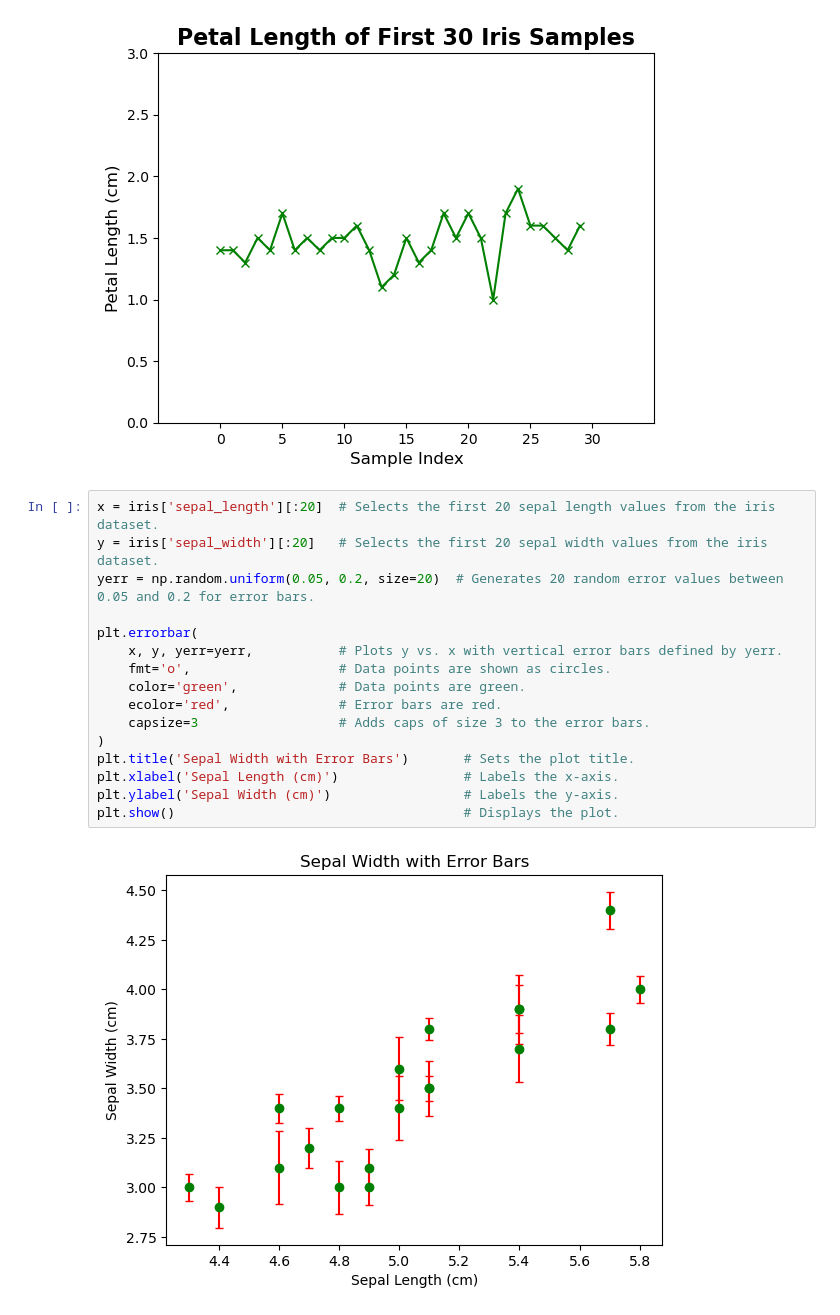
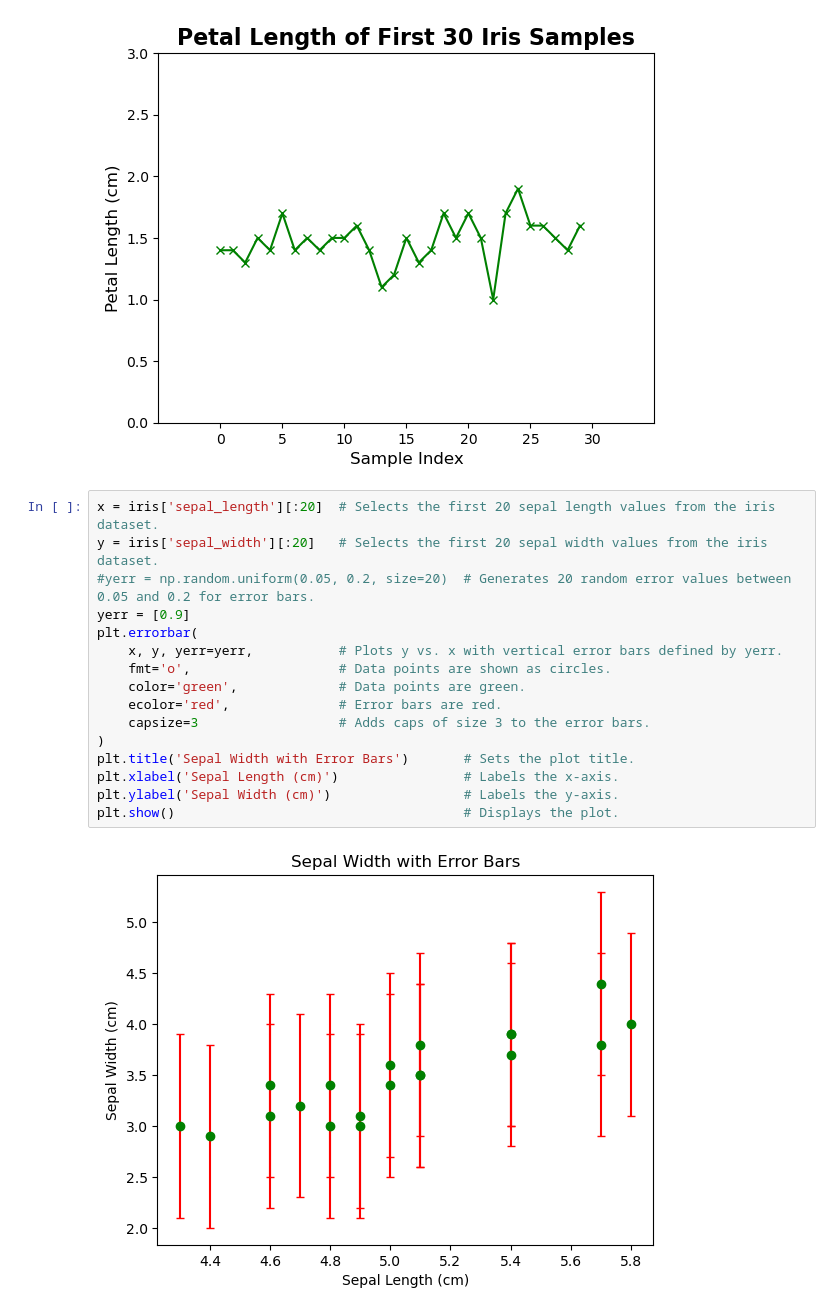
Before and after one commit to gayathriuthamaraj/data_visualization, a Jupyter notebook: lab-02.ipynb, the cells around one changed output. Drawn from its saved outputs; the diff is of its cells as text.

```diff
--- a/lab-02.ipynb
+++ b/lab-02.ipynb
@@ -82,18 +82,18 @@ Text(0, 0.5, 'Petal Length (cm)')
 # %%
 x = iris['sepal_length'][:20]  # Selects the first 20 sepal length values from the iris dataset.
 y = iris['sepal_width'][:20]   # Selects the first 20 sepal width values from the iris dataset.
-yerr = np.random.uniform(0.05, 0.2, size=20)  # Generates 20 random error values between 0.05 and 0.2 for error bars.
-
+#yerr = np.random.uniform(0.05, 0.2, size=20)  # Generates 20 random error values between 0.05 and 0.2 for error bars.
+yerr = [0.9]
 plt.errorbar(
     x, y, yerr=yerr,           # Plots y vs. x with vertical error bars defined by yerr.
     fmt='o',                   # Data points are shown as circles.
     color='green',             # Data points are green.
     ecolor='red',              # Error bars are red.
     capsize=3                  # Adds caps of size 3 to the error bars.
 )
 plt.title('Sepal Width with Error Bars')       # Sets the plot title.
 plt.xlabel('Sepal Length (cm)')                # Labels the x-axis.
 plt.ylabel('Sepal Width (cm)')                 # Labels the y-axis.
 plt.show()                                     # Displays the plot.
 # %% [output]
-[figure, old version]
+[figure, new version]
```
Also changed, not shown: parts of 1 cell of this notebook.
